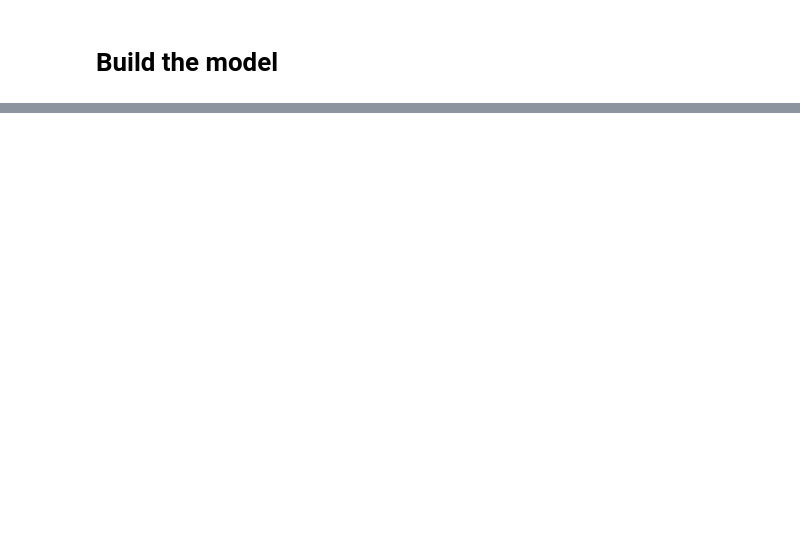
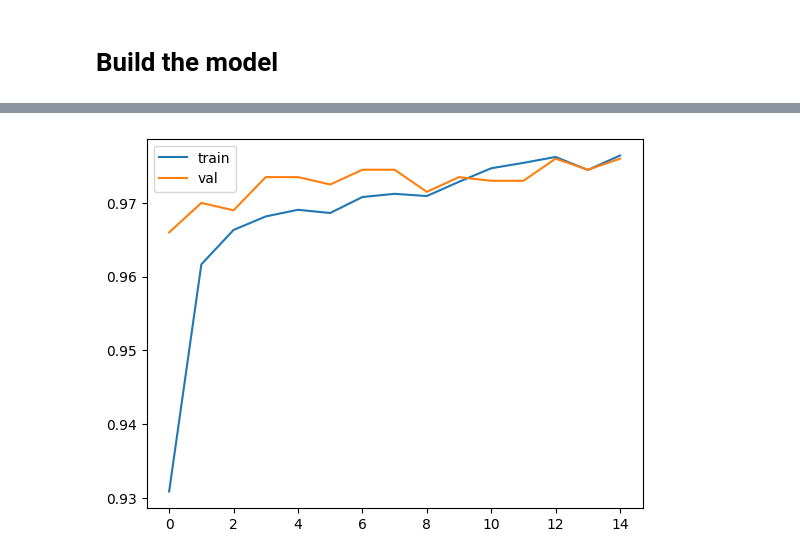
Before and after one commit to qianhui-03/Convolutional_Neural_Network, a Jupyter notebook: src/CNN.ipynb, the cells around one changed output, grey strips where cells are left out. Cells and saved outputs as stored; diff of their text form; code cells hidden in the pictures; blank space fills up the shorter version.

```diff
--- a/src/CNN.ipynb
+++ b/src/CNN.ipynb
@@ -215,0 +318,7 @@ plot_training(history)
+# %%
+plt.plot(history.history['accuracy'])
+plt.plot(history.history['val_accuracy'])
+plt.legend(['train','val'])
+plt.show()
+# %% [output]
+[figure, added]
```
Also changed, not shown: parts of 27 cells of this notebook.
